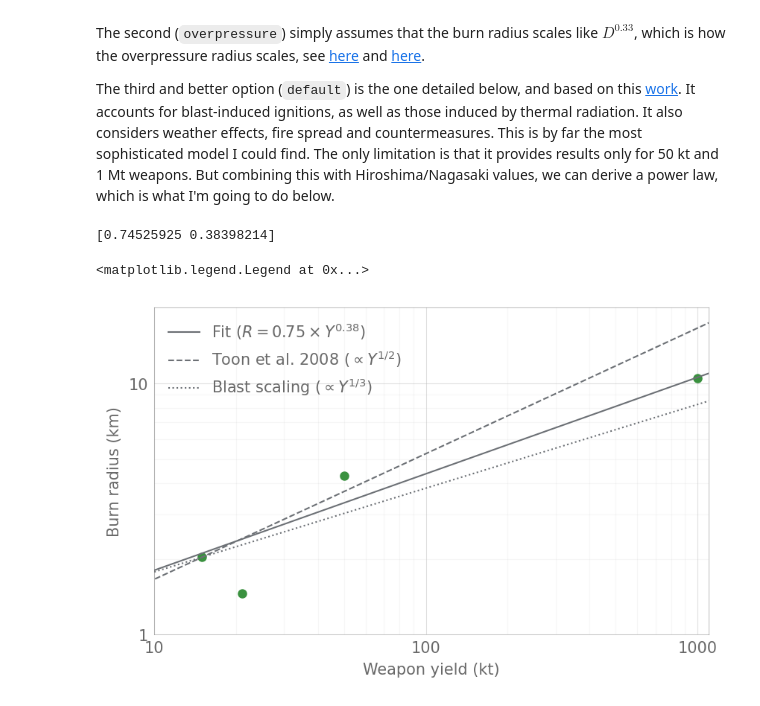
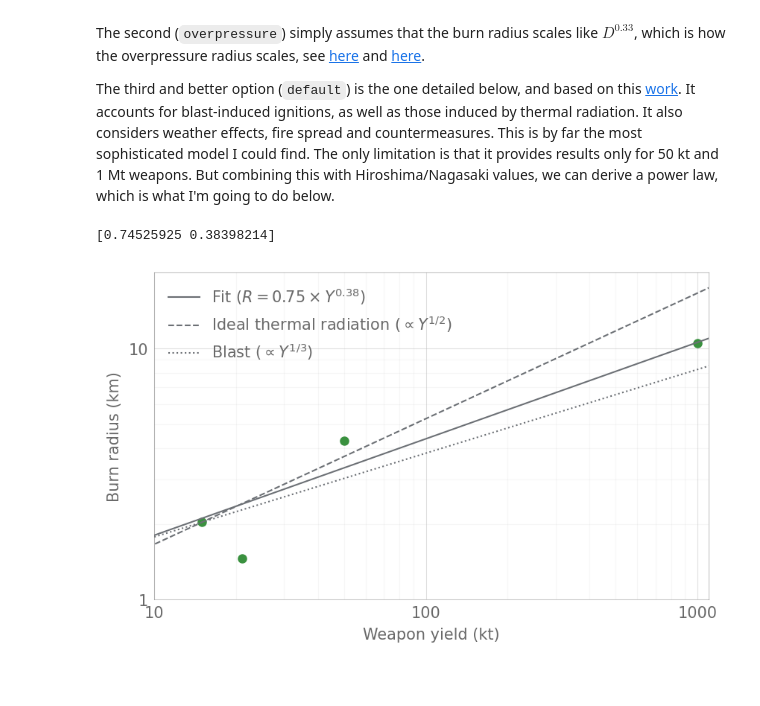
Before and after one commit to allfed/Population-Loss-NW, a Jupyter notebook: scripts/burn-radius-scaling.ipynb, the cells around one changed output. Cells and saved outputs as stored; diff of their text form; code cells hidden in the pictures.

```diff
--- a/scripts/burn-radius-scaling.ipynb
+++ b/scripts/burn-radius-scaling.ipynb
@@ -56,36 +56,36 @@ R_fit = power_law(Y_fit, *popt)
 
 # Plot the fitted curve
 plt.loglog(Y_fit, R_fit, "-", label=f"Fit ($R = {popt[0]:.2f}"+r" \times Y^{0.38}$)", lw=1, c="#6c7075")
-plt.loglog(Y_fit, np.sqrt(13 / np.pi)*np.sqrt(Y_fit/15), "--", label=r"Toon et al. 2008 ($\propto Y^{1/2}$)", lw=1, c="#6c7075")
-plt.loglog(Y_fit, np.sqrt(13 / np.pi)*np.power(Y_fit/15, 0.3333333333), ":", label="Blast scaling ($\propto Y^{1/3}$)", lw=1, c="#6c7075")
+plt.loglog(Y_fit, np.sqrt(13 / np.pi)*np.sqrt(Y_fit/15), "--", label=r"Ideal thermal radiation ($\propto Y^{1/2}$)", lw=1, c="#6c7075")
+plt.loglog(Y_fit, np.sqrt(13 / np.pi)*np.power(Y_fit/15, 0.3333333333), ":", label="Blast ($\propto Y^{1/3}$)", lw=1, c="#6c7075")
 
 plt.grid(True, which="minor", ls="-", alpha=0.1, lw=0.5)
 
 ax = plt.gca()
 ax.xaxis.set_major_formatter(
     plt.FuncFormatter(
         lambda val, pos: "{:.1f}".format(val) if val < 1 else "{:.0f}".format(val)
     )
 )
 ax.yaxis.set_major_formatter(
     plt.FuncFormatter(
         lambda val, pos: "{:.1f}".format(val) if val < 1 else "{:.0f}".format(val)
     )
 )
 
 for spine in ax.spines.values():
     spine.set_alpha(0.4)
     spine.set_linewidth(0.5)
     spine.set_color("dimgrey")
     spine.set_visible(True)
 
 
 plt.xlim(10, 1100)
 plt.ylim(1, 20)
 plt.xlabel("Weapon yield (kt)")
 plt.ylabel("Burn radius (km)")
 plt.legend(frameon=False)
+plt.savefig("burn-radius-scaling.png", dpi=300)
 # %% [output]
 [0.74525925 0.38398214]
-<matplotlib.legend.Legend at 0x...>
-[figure, old version]
+[figure, new version]
```
Also changed, not shown: 2 other files.
